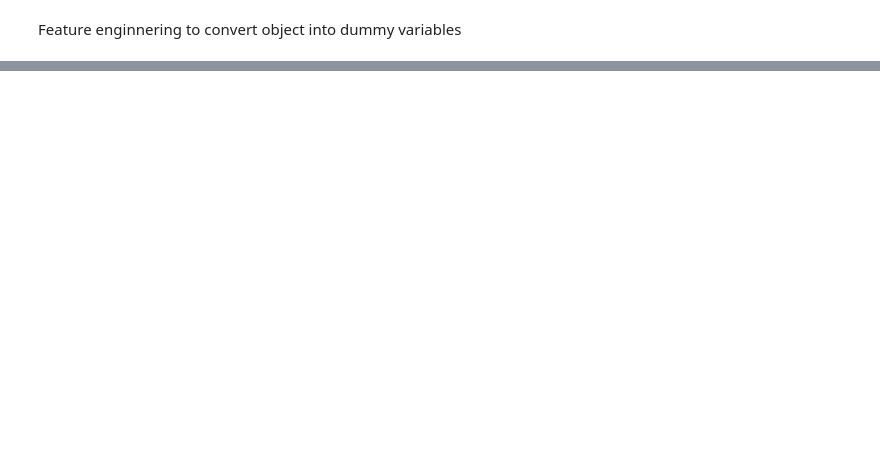
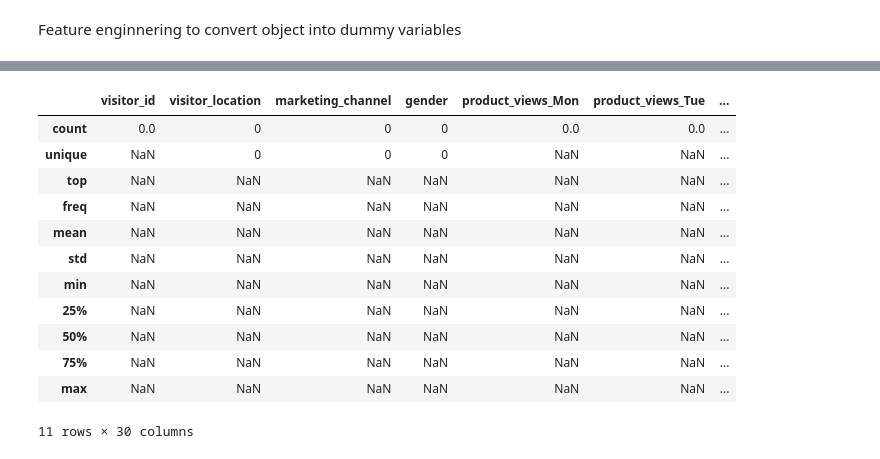
Before and after one commit to grappeefruitt/schulich_data_science, a Jupyter notebook: final_exam.ipynb, the cells around one changed output, grey strips where cells are left out. Saved outputs shown, nothing was run; the diff lists cells and outputs as text; code cells hidden in the pictures; blank space fills up the shorter version.

```diff
--- a/final_exam.ipynb
+++ b/final_exam.ipynb
@@ -270,0 +210,7 @@ for column in numerical_columns:
+# %%
+# calcualte skeness to better drop outliers
+for column in numerical_columns:
+    skewness_values = []
+    s = skew(df[column])
+    k = kurtosis(df[column])
+    print(f'{column}: skewness = {s}, kurtosis = {k}')
@@ -271,3 +233,10 @@ for column in numerical_columns:
+# %%
+#as there are too many numerical columns, use z socre to remove outliers
+if abs(s) > 1:
+        df[column] = df[column].apply(lambda x: np.log(x + 1))
+z_scores = zscore(df[numerical_columns])
+threshold = 3
+df2 = df[(np.abs(z_scores) < threshold).all(axis=1)]
 # %%
 #for product views
 fig, (ax1, ax2, ax3,ax4,ax5) = plt.subplots(1,5, figsize=(15,5))
@@ -342,7 +294,0 @@ pages_visited_Fri: skewness = -0.024852162916737724, kurtosis = -1.2714425982291
-# %%
-#as there are too many numerical columns, use z socre to remove outliers
-if abs(s) > 1:
-        df2[column] = df2[column].apply(lambda x: np.log(x + 1))
-z_scores = zscore(df2[numerical_columns])
-threshold = 3
-df2 = df2[(np.abs(z_scores) < threshold).all(axis=1)]
@@ -400,3 +344,0 @@ array(['North America', 'South America', 'Australia', 'Asia', 'Europe'],
-# %%
-location_mapping = {1:'North America', 2:'South America', 3:'Australia', 4:'Asia', 5:'Europe'}
-df2['visitor_location'] = df2['visitor_location'].map(location_mapping)
@@ -402,0 +367,16 @@ df2['visitor_location'] = df2['visitor_location'].map(location_mapping)
+# %%
+df2[df2['converted_Fri']=='0'].describe(include='all')
+# %% [output]
+|  | visitor_id | visitor_location | marketing_channel | gender | product_views_Mon | product_views_Tue | ... |
+| count | 0.0 | 0 | 0 | 0 | 0.0 | 0.0 | ... |
+| unique | NaN | 0 | 0 | 0 | NaN | NaN | ... |
+| top | NaN | NaN | NaN | NaN | NaN | NaN | ... |
+| freq | NaN | NaN | NaN | NaN | NaN | NaN | ... |
+| mean | NaN | NaN | NaN | NaN | NaN | NaN | ... |
+| std | NaN | NaN | NaN | NaN | NaN | NaN | ... |
+| min | NaN | NaN | NaN | NaN | NaN | NaN | ... |
+| 25% | NaN | NaN | NaN | NaN | NaN | NaN | ... |
+| 50% | NaN | NaN | NaN | NaN | NaN | NaN | ... |
+| 75% | NaN | NaN | NaN | NaN | NaN | NaN | ... |
+| max | NaN | NaN | NaN | NaN | NaN | NaN | ... |
+11 rows × 30 columns
```
Also changed, not shown: parts of 101 cells of this notebook, 1 other file.
